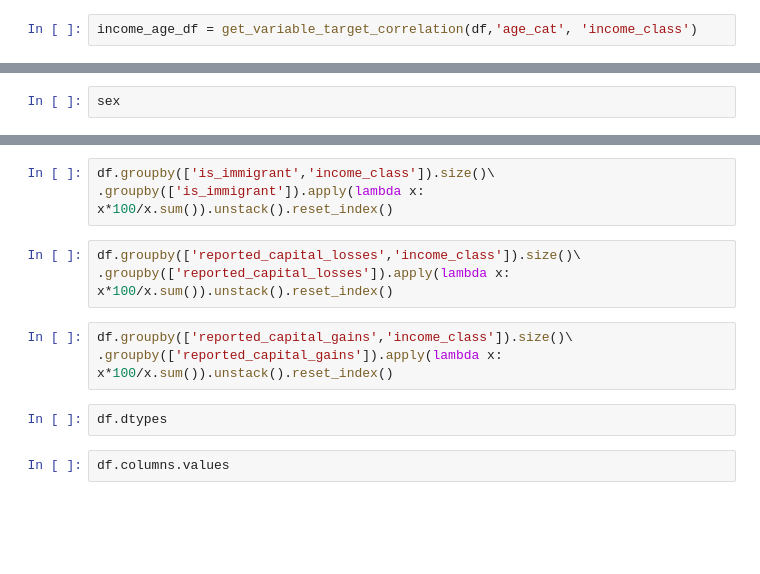
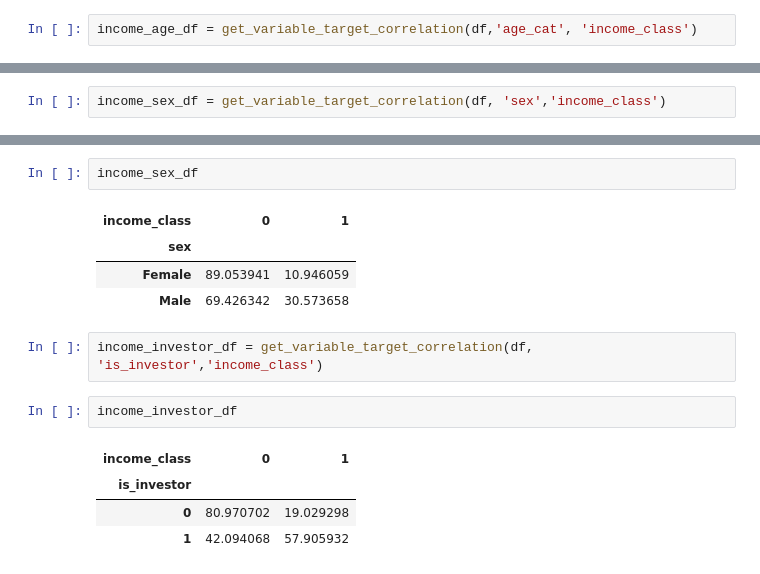
Before and after one commit to nagakamisetti/Income-based-binary-classification, a Jupyter notebook: code/notebooks/Data Exploration - Part 1.ipynb, the cells around one changed output, grey strips where cells are left out. Cells and saved outputs as stored; diff of their text form; blank space fills up the shorter version.

```diff
--- a/code/notebooks/Data Exploration - Part 1.ipynb
+++ b/code/notebooks/Data Exploration - Part 1.ipynb
@@ -464,2 +449,2 @@ There is some correlation with the age attribute as the proportion of people wit
 # %%
-sex
+income_sex_df = get_variable_target_correlation(df, 'sex','income_class')
@@ -492,13 +451,16 @@ df.is_immigrant.value_counts()
-# %%
-df.groupby(['is_immigrant','income_class']).size()\
-.groupby(['is_immigrant']).apply(lambda x: x*100/x.sum()).unstack().reset_index()
-# %%
-df.groupby(['reported_capital_losses','income_class']).size()\
-.groupby(['reported_capital_losses']).apply(lambda x: x*100/x.sum()).unstack().reset_index()
-# %%
-df.groupby(['reported_capital_gains','income_class']).size()\
-.groupby(['reported_capital_gains']).apply(lambda x: x*100/x.sum()).unstack().reset_index()
-# %%
-df.dtypes
-# %%
-df.columns.values
+# %%
+income_sex_df
+# %% [output]
+| income_class | 0 | 1 |
+| sex |  |  |
+| Female | 89.053941 | 10.946059 |
+| Male | 69.426342 | 30.573658 |
+# %%
+income_investor_df = get_variable_target_correlation(df, 'is_investor','income_class')
+# %%
+income_investor_df
+# %% [output]
+| income_class | 0 | 1 |
+| is_investor |  |  |
+| 0 | 80.970702 | 19.029298 |
+| 1 | 42.094068 | 57.905932 |
```
Also changed, not shown: parts of 21 cells of this notebook.
